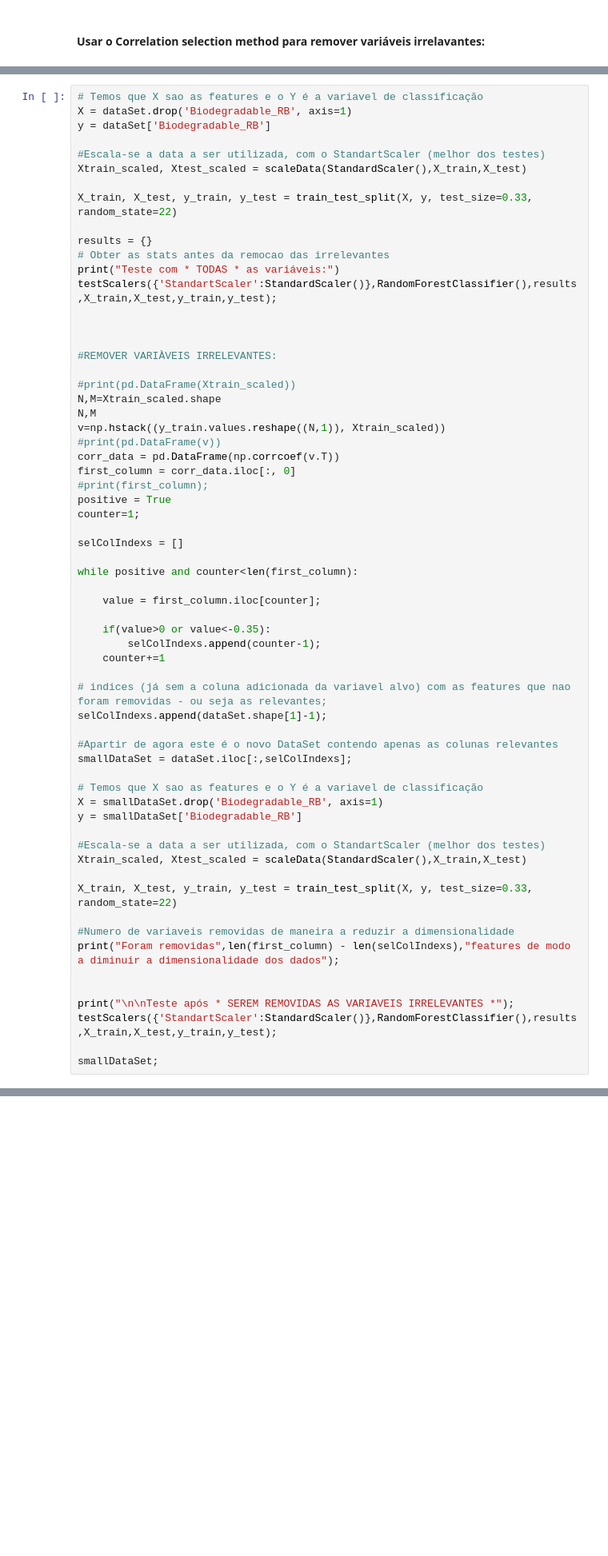
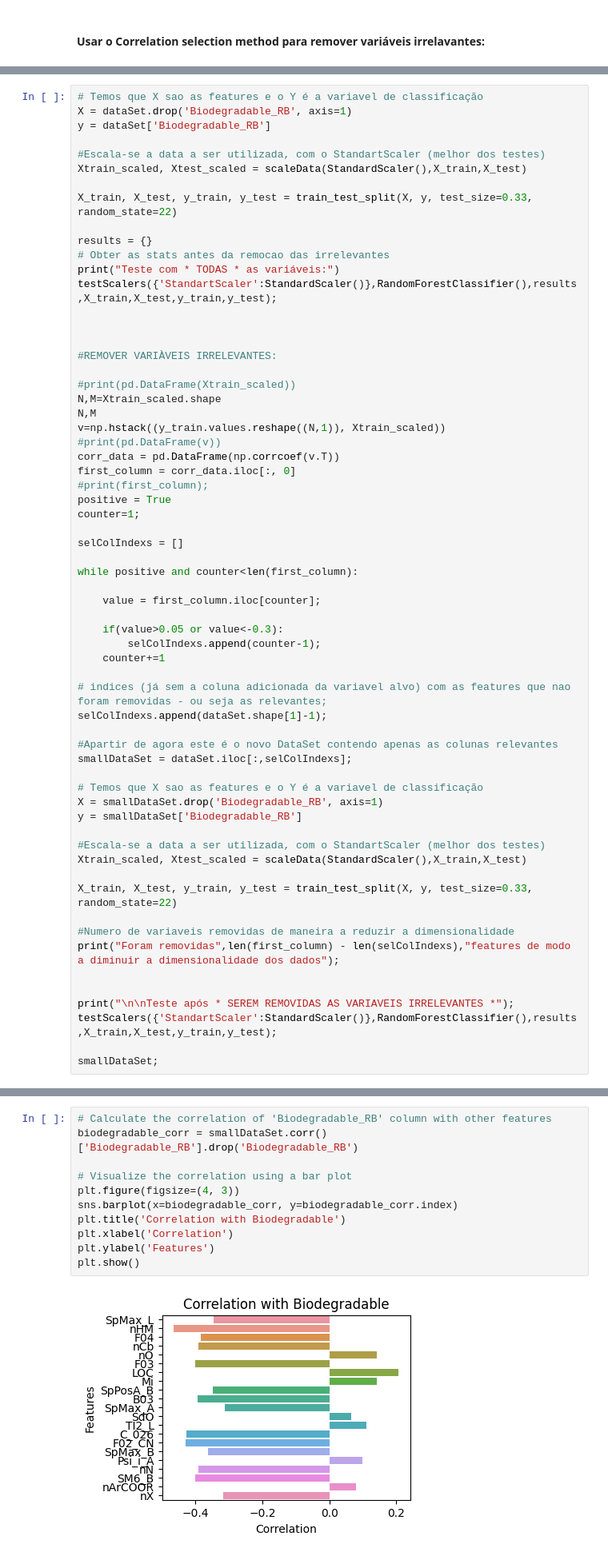
Before and after one commit to fh0312/Machine_Learning_Project, a Jupyter notebook: Projeto_2_Grupo_41.ipynb, the cells around one changed output, grey strips where cells are left out. Shown at 80% size. Saved outputs shown, nothing was run; the diff lists cells and outputs as text; blank space fills up the shorter version.

```diff
--- a/Projeto_2_Grupo_41.ipynb
+++ b/Projeto_2_Grupo_41.ipynb
@@ -321,7 +347,7 @@ while positive and counter<len(first_column):
 
     value = first_column.iloc[counter];
 
-    if(value>0 or value<-0.35):
+    if(value>0.05 or value<-0.3):
         selColIndexs.append(counter-1);
     counter+=1
 
@@ -373,0 +402,13 @@ Desta maneira acabámos por reduzir a dimensionalidade dos dados, eliminando cer
+# %%
+# Calculate the correlation of 'Biodegradable_RB' column with other features
+biodegradable_corr = smallDataSet.corr()['Biodegradable_RB'].drop('Biodegradable_RB')
+
+# Visualize the correlation using a bar plot
+plt.figure(figsize=(4, 3))
+sns.barplot(x=biodegradable_corr, y=biodegradable_corr.index)
+plt.title('Correlation with Biodegradable')
+plt.xlabel('Correlation')
+plt.ylabel('Features')
+plt.show()
+# %% [output]
+[figure, added]
```
Also changed, not shown: parts of 16 cells of this notebook.
